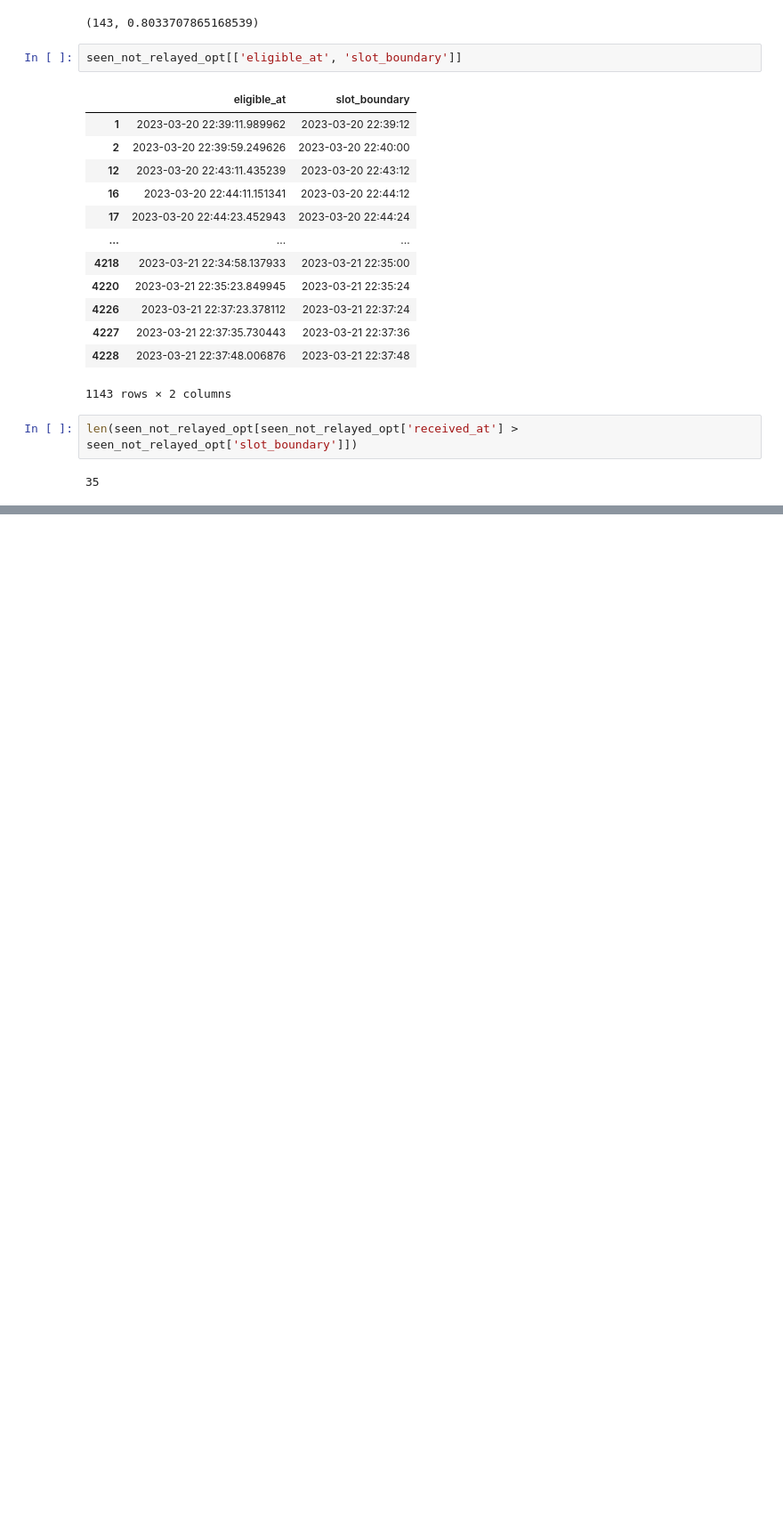
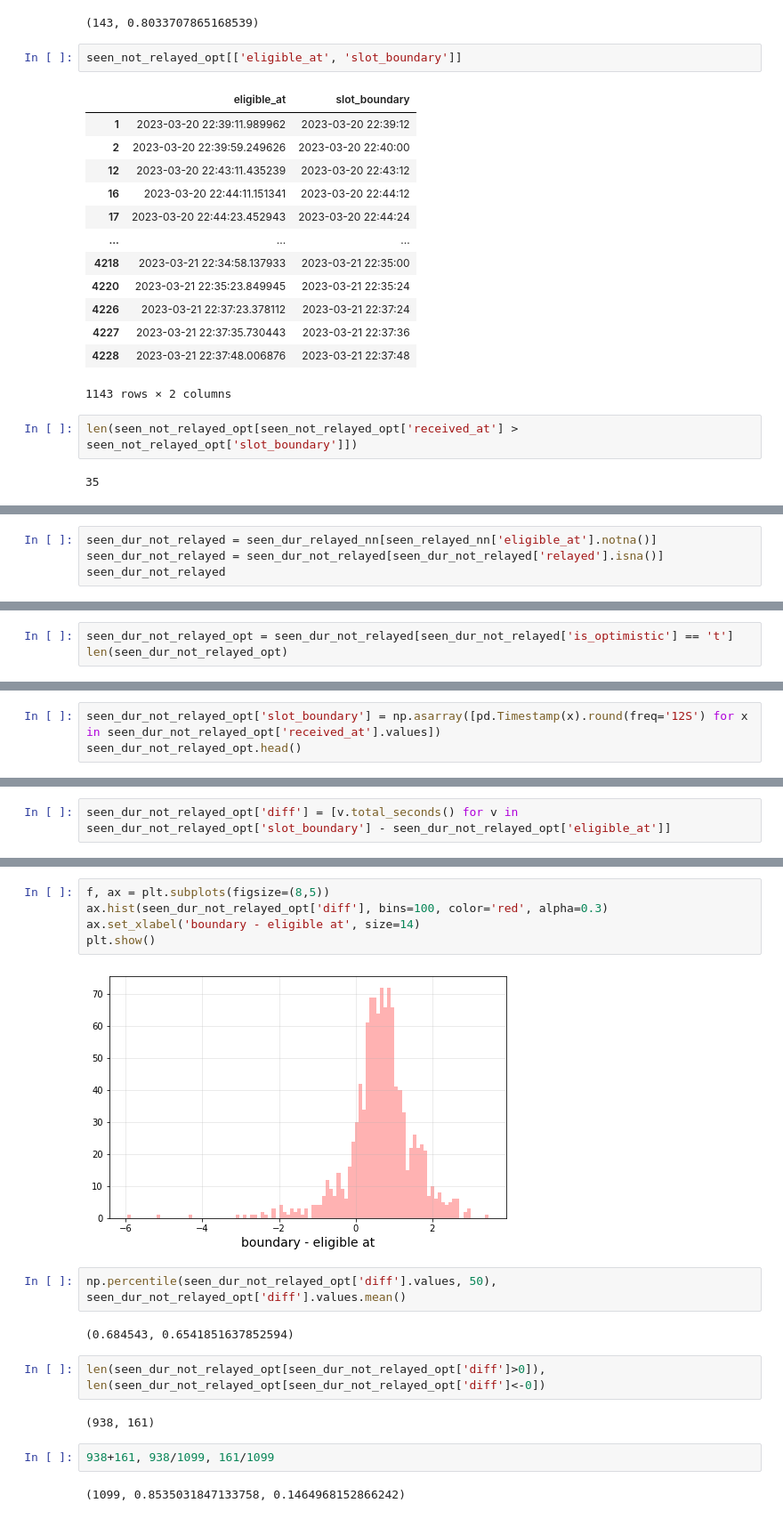
Before and after one commit to michaelneuder/relay-data, a Jupyter notebook: winningflow/winflow.ipynb, the cells around one changed output, grey strips where cells are left out. Shown at 89% size. Drawn from its saved outputs; the diff is of its cells as text; blank space fills up the shorter version.

```diff
--- a/winningflow/winflow.ipynb
+++ b/winningflow/winflow.ipynb
@@ -290,0 +357,4 @@ len(seen_not_relayed_opt[seen_not_relayed_opt['received_at'] > seen_not_relayed_
+# %%
+seen_dur_not_relayed = seen_dur_relayed_nn[seen_relayed_nn['eligible_at'].notna()]
+seen_dur_not_relayed = seen_dur_not_relayed[seen_dur_not_relayed['relayed'].isna()]
+seen_dur_not_relayed
@@ -290,0 +417,3 @@ len(seen_not_relayed_opt[seen_not_relayed_opt['received_at'] > seen_not_relayed_
+# %%
+seen_dur_not_relayed_opt = seen_dur_not_relayed[seen_dur_not_relayed['is_optimistic'] == 't']
+len(seen_dur_not_relayed_opt)
@@ -290,0 +431,3 @@ len(seen_not_relayed_opt[seen_not_relayed_opt['received_at'] > seen_not_relayed_
+# %%
+seen_dur_not_relayed_opt['slot_boundary'] = np.asarray([pd.Timestamp(x).round(freq='12S') for x in seen_dur_not_relayed_opt['received_at'].values])
+seen_dur_not_relayed_opt.head()
@@ -290,0 +446,2 @@ len(seen_not_relayed_opt[seen_not_relayed_opt['received_at'] > seen_not_relayed_
+# %%
+seen_dur_not_relayed_opt['diff'] = [v.total_seconds() for v in seen_dur_not_relayed_opt['slot_boundary'] - seen_dur_not_relayed_opt['eligible_at']]
@@ -290,0 +469,19 @@ len(seen_not_relayed_opt[seen_not_relayed_opt['received_at'] > seen_not_relayed_
+# %%
+f, ax = plt.subplots(figsize=(8,5))
+ax.hist(seen_dur_not_relayed_opt['diff'], bins=100, color='red', alpha=0.3)
+ax.set_xlabel('boundary - eligible at', size=14)
+plt.show()
+# %% [output]
+[figure, added]
+# %%
+np.percentile(seen_dur_not_relayed_opt['diff'].values, 50), seen_dur_not_relayed_opt['diff'].values.mean()
+# %% [output]
+(0.684543, 0.6541851637852594)
+# %%
+len(seen_dur_not_relayed_opt[seen_dur_not_relayed_opt['diff']>0]), len(seen_dur_not_relayed_opt[seen_dur_not_relayed_opt['diff']<-0])
+# %% [output]
+(938, 161)
+# %%
+938+161, 938/1099, 161/1099
+# %% [output]
+(1099, 0.8535031847133758, 0.1464968152866242)
```
Also changed, not shown: parts of 26 cells of this notebook, 2 other files.
